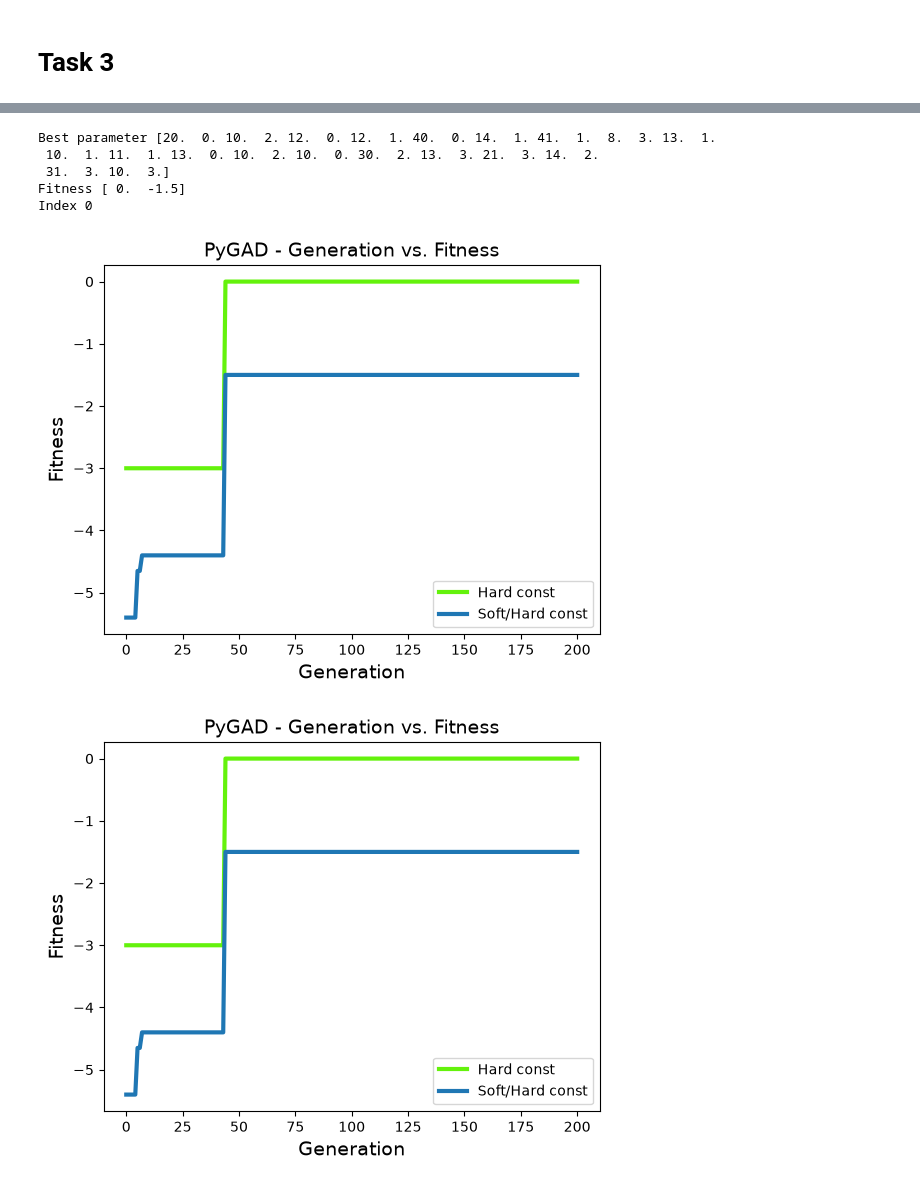
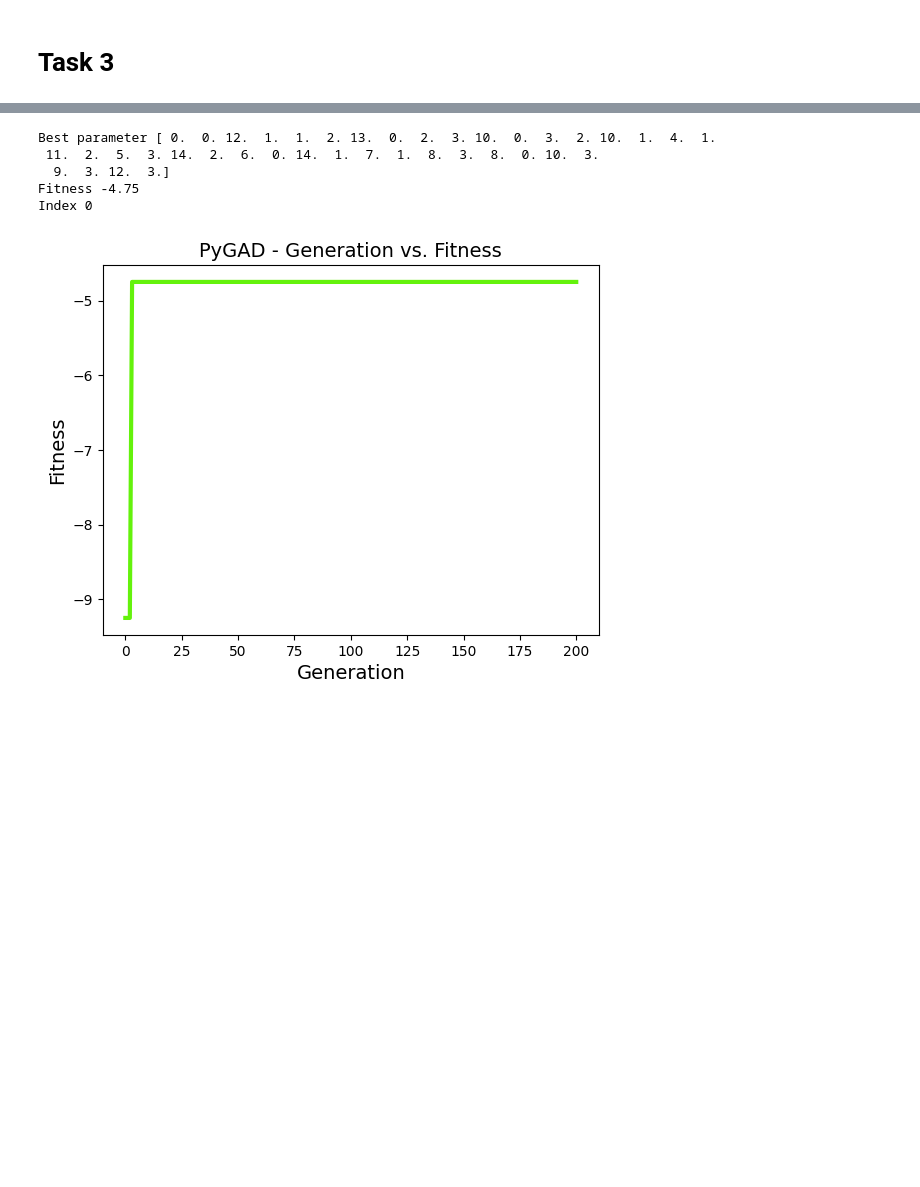
Before and after one commit to Prozvan/IS-Seminar-1, a Jupyter notebook: Task3.ipynb, the cells around one changed output, grey strips where cells are left out. Saved outputs shown, nothing was run; the diff lists cells and outputs as text; code cells hidden in the pictures; blank space fills up the shorter version.

Commit message:
Review of Task 1-3: fixes, Task 3 split into single/multi-objective

```diff
--- a/Task3.ipynb
+++ b/Task3.ipynb
@@ -141,19 +158,24 @@ import time
 # How quickly does the fitness score increase
 fitnessScores = []
 
-
 # in every call back this will sub to get the time for that callback,
 # and than updated by current time in callback
 
 # Adding time to a dictionary
+# PROBLEM : fitness was 0.03 per sample which is wrong thats time from overhead -> time when 1 ends and another starts
+# fitness time calculated before on_generation and it fell into generation bucket
+# renamed generation into fitness (time between on_mutation and on_generation)
 timeDictionary = {
-    "fitness": 0, "parents": 0, "crossover": 0, "mutation": 0, "generation": 0,
+    "overhead": 0, "parents": 0, "crossover": 0, "mutation": 0, "fitness": 0,
     "latest_call_back": 0
 }
 
 # When GA starts
+# Global variables have to cleared for task 4 - multiple runs
 def on_start(ga_instance):
-
+    fitnessScores.clear()
+    for key in timeDictionary:
+        timeDictionary[key] = 0
     # Setting the time when GA starts
     timeDictionary["latest_call_back"] = time.perf_counter()
 
@@ -163,7 +185,7 @@ def on_fitness(ga_instance, last_gen_fitness):
     call_back = time.perf_counter()
     # call_back - latest_call_back = time that it took to complete this step!
     # We sum together ans average in the end
-    timeDictionary["fitness"] += call_back - timeDictionary["latest_call_back"]
+    timeDictionary["overhead"] += call_back - timeDictionary["latest_call_back"]
     # Save last callback
     timeDictionary["latest_call_back"] = call_back
 
@@ -192,11 +214,13 @@ def on_mutation(ga_instance, last_gen_offspring):
 def on_generation(ga_instance):
 
     call_back = time.perf_counter()
-    timeDictionary["generation"] += call_back - timeDictionary["latest_call_back"]
+    timeDictionary["fitness"] += call_back - timeDictionary["latest_call_back"]
     timeDictionary["latest_call_back"] = call_back
 
     # Best soltion in that generation
-    _, fitness, _ = ga_instance.best_solution()
+    # PROBLEM: this also takes some time -> so this gets added to next generation fitnes total
+    # _, fitness, _ = ga_instance.best_solution()
 
-    fitnessScores.append(fitness)
+    # gives max fitness
+    fitnessScores.append(np.max(ga_instance.last_generation_fitness, axis=0))
 # %%
@@ -612,6 +634,10 @@ def mutation_func(offspring, ga_instance):
 # %%
 
 # For each diff class id -> have a prebuilt gene space (idClass, idClassroom, start, idteacher)
+earliest = min(t[0] for t in classroomTime)   # 8
+latest   = max(t[1] for t in classroomTime)   # 16
+startHours = list(range(earliest, latest))    # [8,..,15]
+
 gene_space = []
 for _ in range(len(idClasses)):
     # Extending array further
@@ -619,20 +645,20 @@ for _ in range(len(idClasses)):
         idClasses,
         idClassroom,
         # start hour, end hour will be calculated in fitness if it fits
-        [8, 9, 10, 11, 12, 13, 14, 15],
+        startHours,
         idTeacher
     ])
 sol_per_pop = 50
 # configuring initial population (sol_per_pop)
+random.seed(14)
 initialPopulation = np.array( [initialPopulationFunc() for i in range(sol_per_pop)] )
 
 # Genetic Algorithm (sol_per_pop - how many solutions exist in each generation.)
+# single fitnes function - no nsga2
 num_gener = 200
 ga_instance = pygad.GA(
 
-    fitness_func=multi_fitness_function,
-    # For multi objective optimization
-    parent_selection_type="nsga2",
+    fitness_func=fitness_function,
 
     num_generations=num_gener,
     num_parents_mating=10,
@@ -645,6 +671,8 @@ ga_instance = pygad.GA(
 
     # Custom mutation
     mutation_type=mutation_func,
+
+    random_seed=14,
 
     # Initial population - made by me
     initial_population=initialPopulation,
@@ -673,17 +701,16 @@ print("Index", solution_idx)
 #     s[abs(run())]+=1
 # print(s)
 # %% [output]
-Best parameter [20.  0. 10.  2. 12.  0. 12.  1. 40.  0. 14.  1. 41.  1.  8.  3. 13.  1.
- 10.  1. 11.  1. 13.  0. 10.  2. 10.  0. 30.  2. 13.  3. 21.  3. 14.  2.
- 31.  3. 10.  3.]
-Fitness [ 0.  -1.5]
+Best parameter [ 0.  0. 12.  1.  1.  2. 13.  0.  2.  3. 10.  0.  3.  2. 10.  1.  4.  1.
+ 11.  2.  5.  3. 14.  2.  6.  0. 14.  1.  7.  1.  8.  3.  8.  0. 10.  3.
+  9.  3. 12.  3.]
+Fitness -4.75
 Index 0
 # %%
 # ga_instance.plot_fitness()
-ga_instance.plot_fitness(label=['Hard const', 'Soft/Hard const'])
+ga_instance.plot_fitness();
 # %% [output]
-[figure, old version]
+[figure, new version]
-[figure, removed]
 # %%
 def display_schedule(schedule):
 
```
Also changed, not shown: parts of 9 cells of this notebook, 9 other files.
